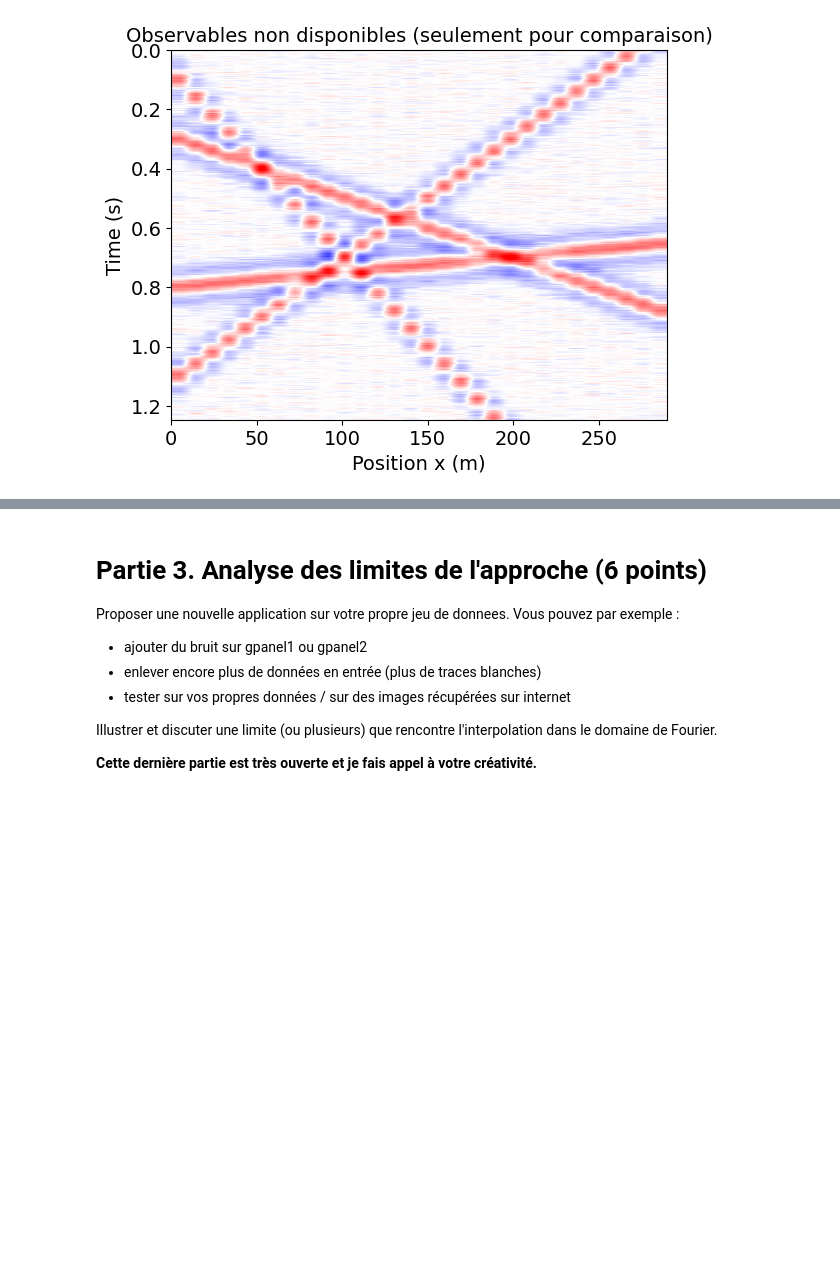
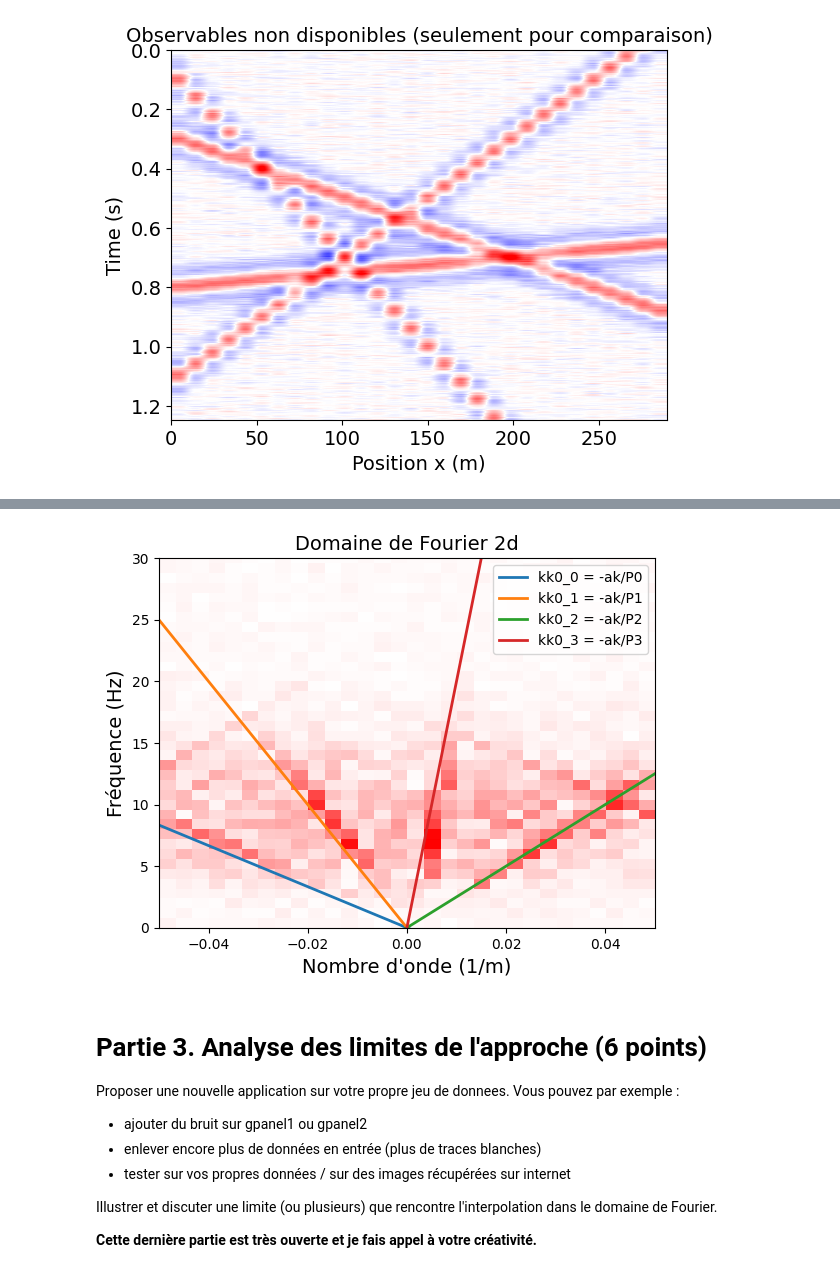
Before and after one commit to mariehoumaire/Projet-Optim-, a Jupyter notebook: miniprojet/mini_projet_geophysique.ipynb, the cells around one changed output, grey strips where cells are left out. Drawn from its saved outputs; the diff is of its cells as text; code cells hidden in the pictures; blank space fills up the shorter version.

```diff
--- a/miniprojet/mini_projet_geophysique.ipynb
+++ b/miniprojet/mini_projet_geophysique.ipynb
@@ -302,3 +326,29 @@ plt.set_cmap('bwr')
+# %%
+u = np.abs(np.fft.fft2(gpanel2))
+fmax = 1/2/dt
+kmax = 1/2/dx
+af = np.linspace(-fmax,fmax,nt)
+ak = np.linspace(-kmax,kmax,nx)
+
+kk0 = np.array([-ak/P[i] for i in range(len(P))])
+
+vmax = np.max(np.abs(u))
+
+fig = plt.figure()
+av = plt.subplot(111)
+plt.imshow(np.fft.fftshift(u), extent=[ak[0],ak[-1], af[-1], af[0]], aspect ='auto')
+for i in range(4):
+    plt.plot(ak, kk0[i], color=f"C{i}", linewidth=2, label=f"kk0_{i} = -ak/P{i}" )
+plt.clim([-vmax,vmax])
+plt.ylim([0,30])
+plt.xlim([ak[0],ak[-1]])
+plt.title('Domaine de Fourier 2d', fontsize = labelsize)
+plt.xlabel("Nombre d'onde (1/m)", fontsize = labelsize)
+plt.ylabel("Fréquence (Hz)", fontsize = labelsize)
+plt.legend()
+plt.set_cmap('bwr')
+# %% [output]
+[figure, added]
 # %% [markdown]
 # Partie 3. Analyse des limites de l'approche (6 points)
 Proposer une nouvelle application sur votre propre jeu de donnees. Vous pouvez par exemple :
```
Also changed, not shown: parts of 2 cells of this notebook, 1 other file.
